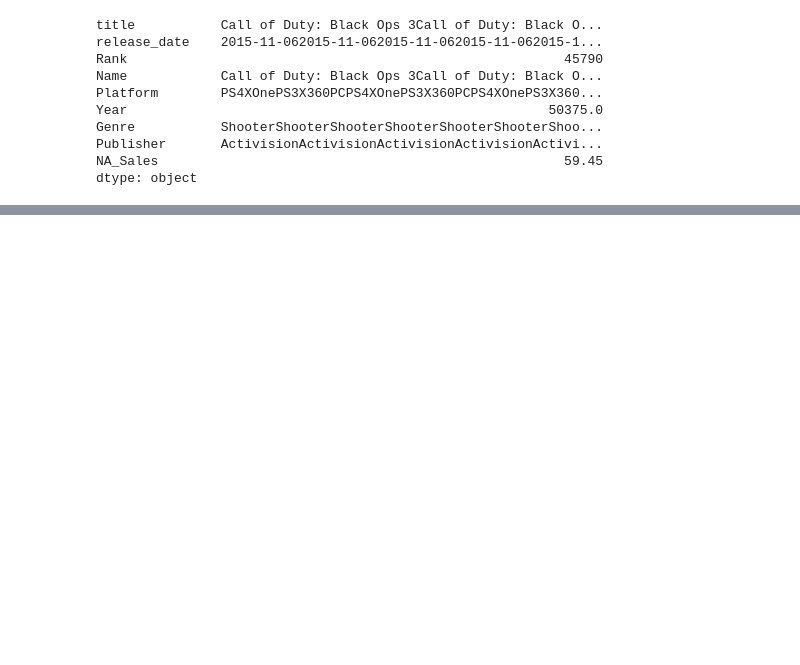
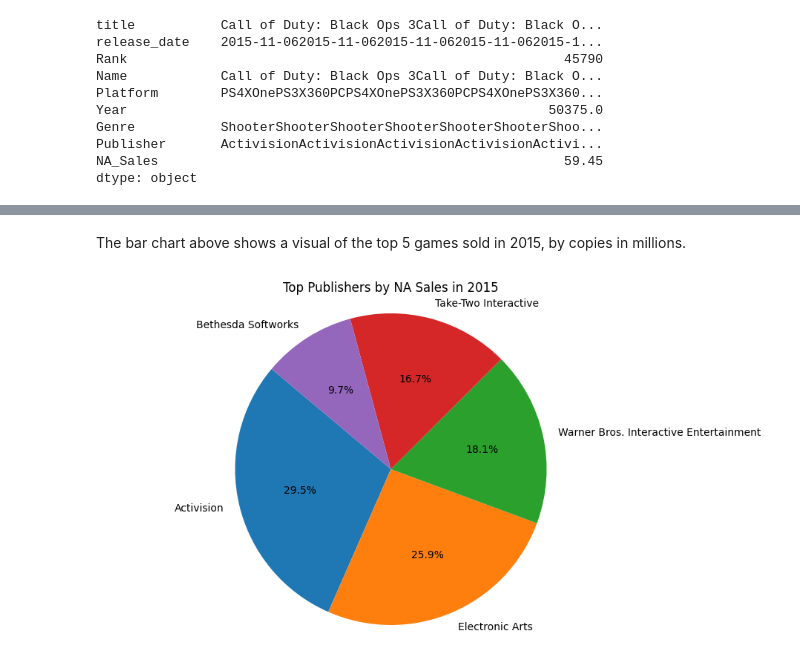
Before and after one commit to Jake-guerrero/Video-Game-Sells, a Jupyter notebook: Video Games.ipynb, the cells around one changed output, grey strips where cells are left out. Drawn from its saved outputs; the diff is of its cells as text; code cells hidden in the pictures; blank space fills up the shorter version.

```diff
--- a/Video Games.ipynb
+++ b/Video Games.ipynb
@@ -400,0 +384,16 @@ NameError: name 'Year' is not defined
+# %% [markdown]
+The bar chart above shows a visual of the top 5 games sold in 2015, by copies in millions.
+# %%
+games_2015 = games[games['Year'] == 2015]
+
+pub_2015_sales = games_2015.groupby('Publisher')['NA_Sales'].sum()
+
+pub_2015_sales = pub_2015_sales.sort_values(ascending=False)
+
+plt.figure(figsize=(10, 6))
+plt.pie(pub_2015_sales.head(), labels=pub_2015_sales.head().index, autopct='%1.1f%%', startangle=140)
+plt.title('Top Publishers by NA Sales in 2015')
+plt.axis('equal')
+plt.show()
+# %% [output]
+[figure, added]
```
Also changed, not shown: parts of 27 cells of this notebook.
